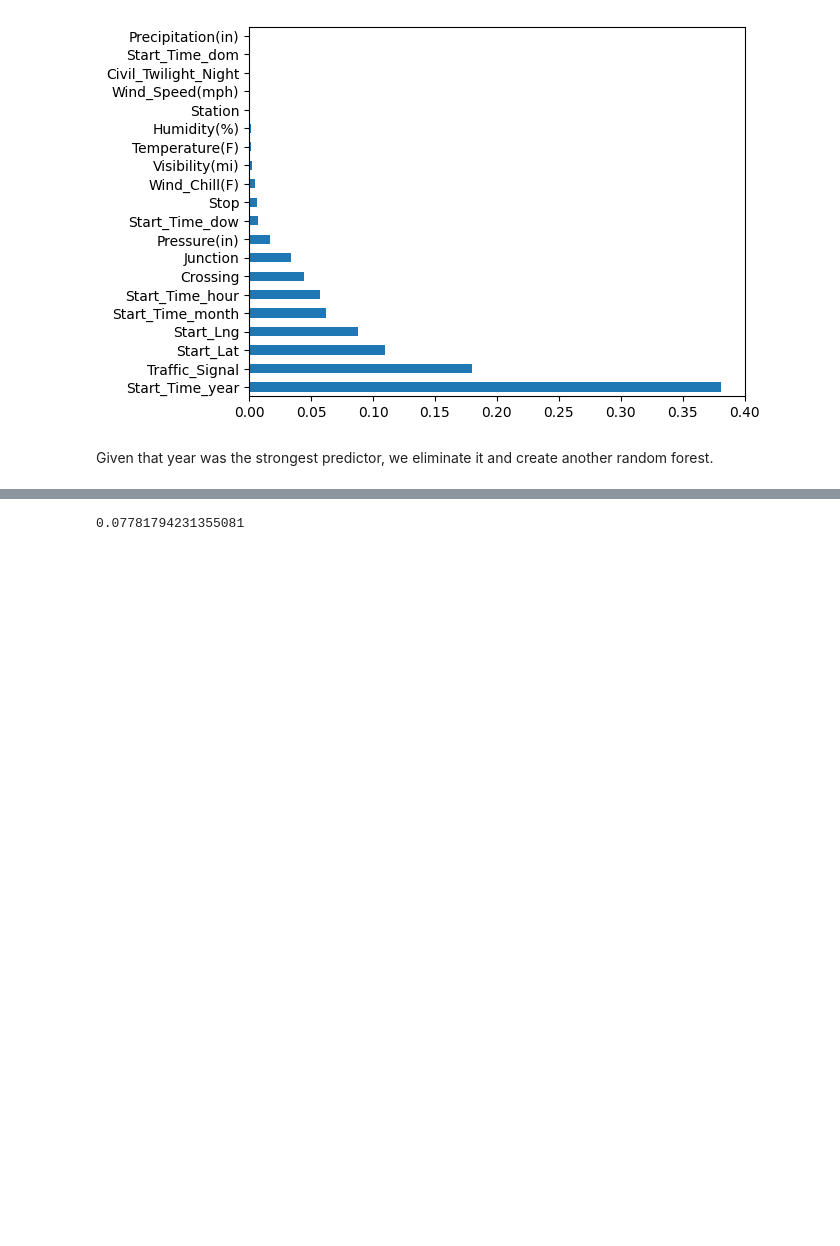
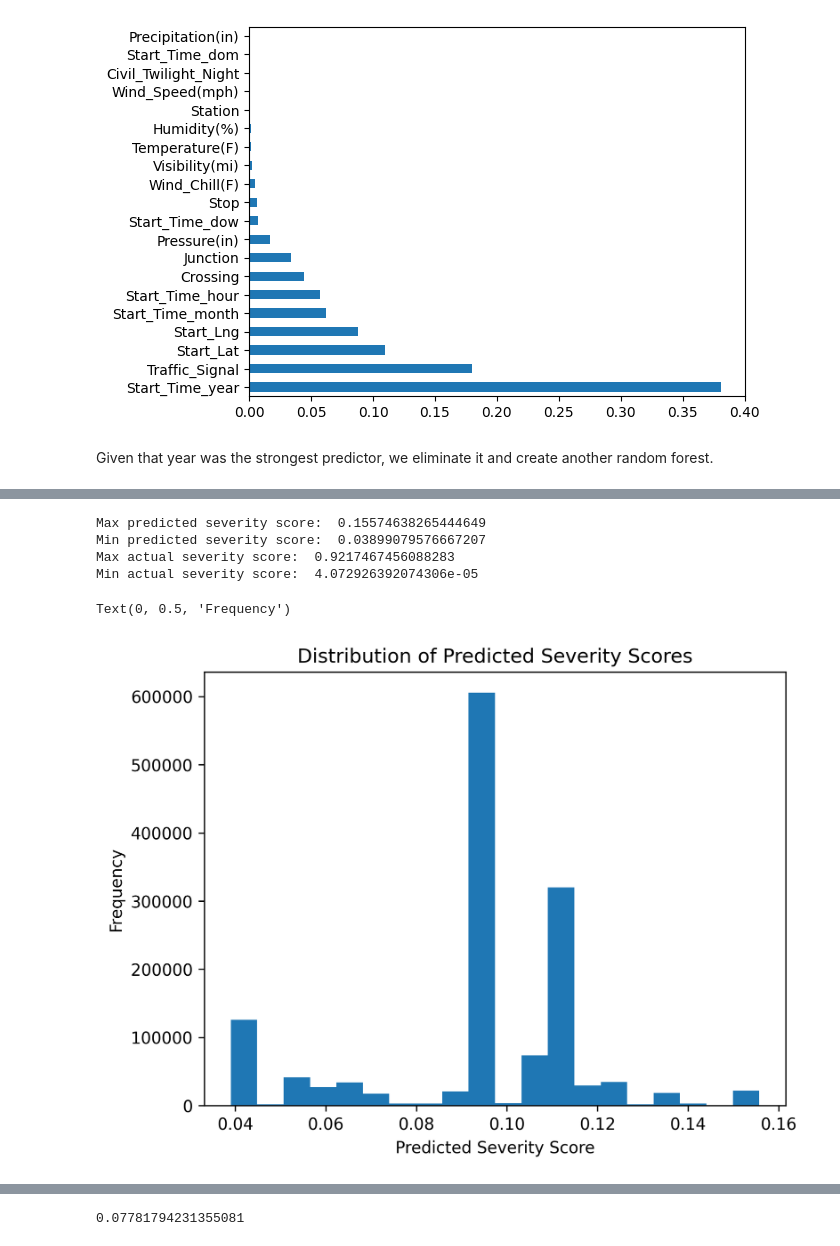
Before and after one commit to Jaredwinn77/Math-302-project, a Jupyter notebook: data.ipynb, the cells around one changed output, grey strips where cells are left out. Cells and saved outputs as stored; diff of their text form; code cells hidden in the pictures; blank space fills up the shorter version.

```diff
--- a/data.ipynb
+++ b/data.ipynb
@@ -566,0 +614,20 @@ xtrain, xtest, ytrain, ytest = train_test_split(x,y, test_size=0.2, random_state
+# %%
+print("Max predicted severity score: ", max(pred))
+print("Min predicted severity score: ", min(pred))
+
+print("Max actual severity score: ", max(ytest))
+print("Min actual severity score: ", min(ytest))
+# %% [output]
+Max predicted severity score:  0.15574638265444649
+Min predicted severity score:  0.03899079576667207
+Max actual severity score:  0.9217467456088283
+Min actual severity score:  4.072926392074306e-05
+# %%
+# distribution of predicted severity scores
+plt.hist(pred, bins=20)
+plt.title("Distribution of Predicted Severity Scores")
+plt.xlabel("Predicted Severity Score")
+plt.ylabel("Frequency")
+# %% [output]
+Text(0, 0.5, 'Frequency')
+[figure, added]
```
Also changed, not shown: parts of 12 cells of this notebook.
